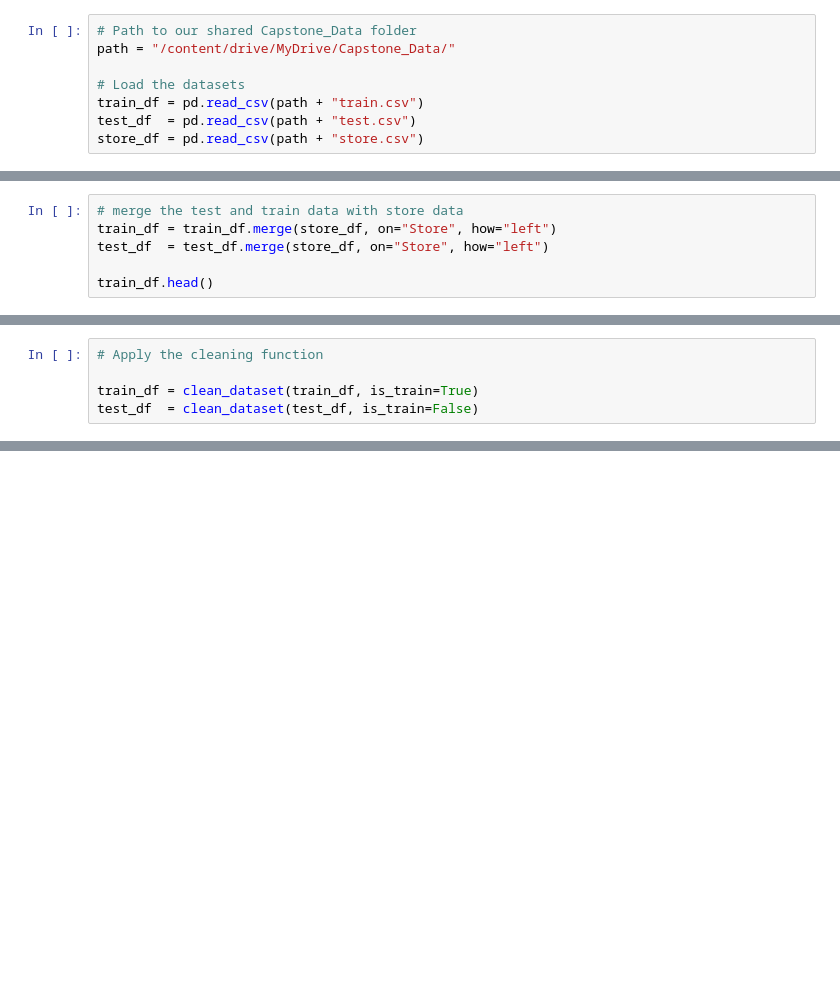
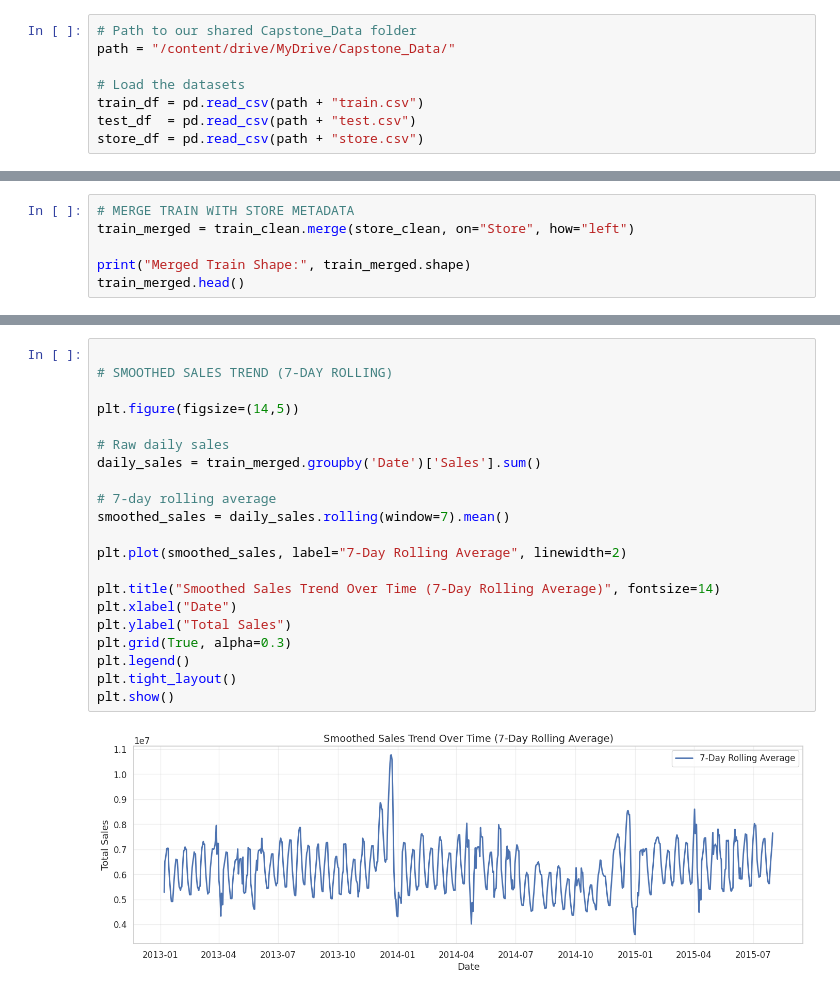
Before and after one commit to valentine96/Demand-Planning-and-Forecasting, a Jupyter notebook: notebooks/01_Data_Cleaning_and__EDA.ipynb, the cells around one changed output, grey strips where cells are left out. Saved outputs shown, nothing was run; the diff lists cells and outputs as text; blank space fills up the shorter version.

```diff
--- a/notebooks/01_Data_Cleaning_and__EDA.ipynb
+++ b/notebooks/01_Data_Cleaning_and__EDA.ipynb
@@ -200,6 +176,0 @@ This integrated dataset provides a richer understanding of demand and directly i
-# %%
-# merge the test and train data with store data
-train_df = train_df.merge(store_df, on="Store", how="left")
-test_df  = test_df.merge(store_df, on="Store", how="left")
-
-train_df.head()
@@ -448,5 +176,0 @@ def clean_dataset(df, is_train=False):
-# %%
-# Apply the cleaning function
-
-train_df = clean_dataset(train_df, is_train=True)
-test_df  = clean_dataset(test_df, is_train=False)
@@ -736,0 +612,6 @@ test_df.to_csv(clean_test_path, index=False)
+# %%
+# MERGE TRAIN WITH STORE METADATA
+train_merged = train_clean.merge(store_clean, on="Store", how="left")
+
+print("Merged Train Shape:", train_merged.shape)
+train_merged.head()
@@ -736,0 +671,23 @@ test_df.to_csv(clean_test_path, index=False)
+# %%
+
+# SMOOTHED SALES TREND (7-DAY ROLLING)
+
+plt.figure(figsize=(14,5))
+
+# Raw daily sales
+daily_sales = train_merged.groupby('Date')['Sales'].sum()
+
+# 7-day rolling average
+smoothed_sales = daily_sales.rolling(window=7).mean()
+
+plt.plot(smoothed_sales, label="7-Day Rolling Average", linewidth=2)
+
+plt.title("Smoothed Sales Trend Over Time (7-Day Rolling Average)", fontsize=14)
+plt.xlabel("Date")
+plt.ylabel("Total Sales")
+plt.grid(True, alpha=0.3)
+plt.legend()
+plt.tight_layout()
+plt.show()
+# %% [output]
+[figure, added]
```
Also changed, not shown: parts of 138 cells of this notebook.
